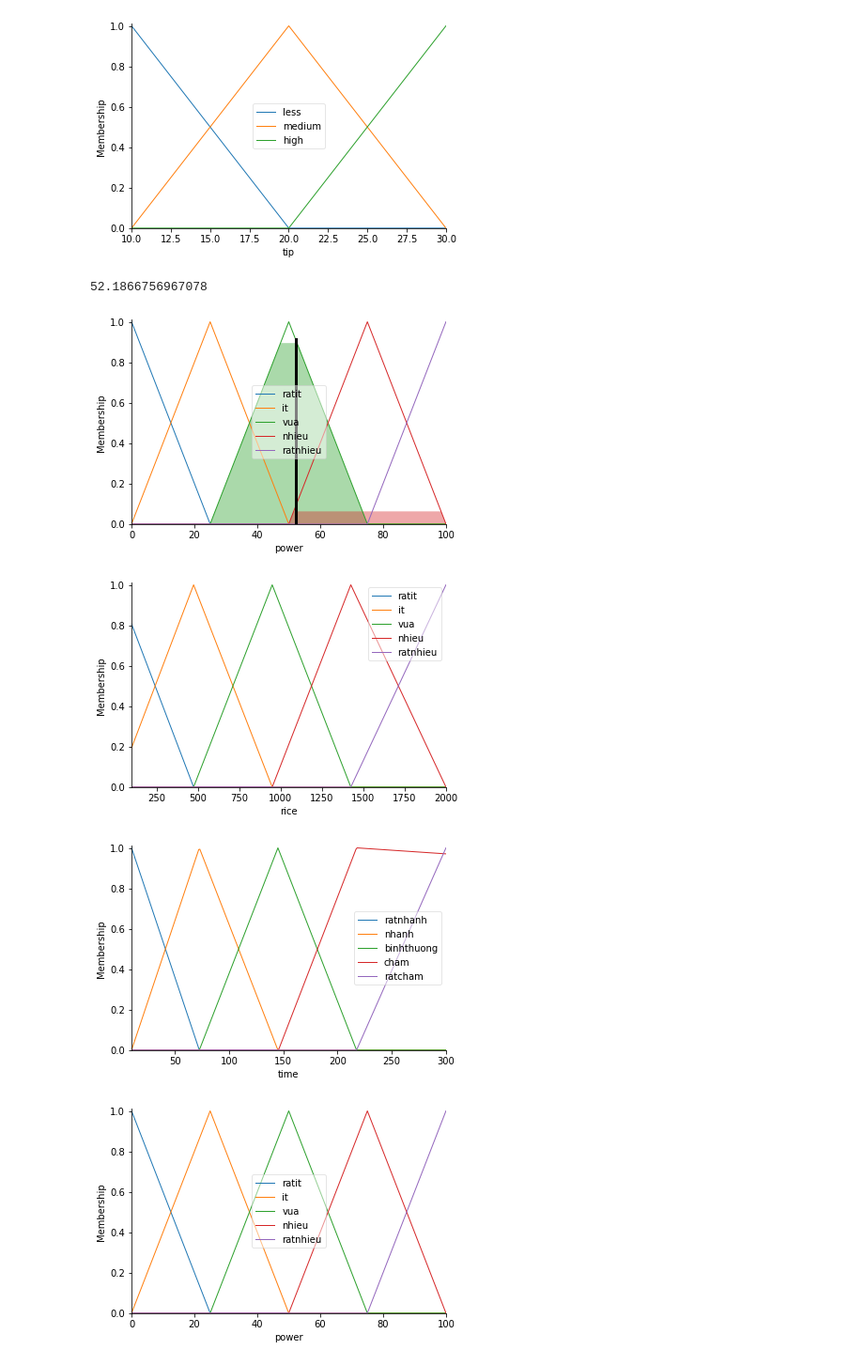
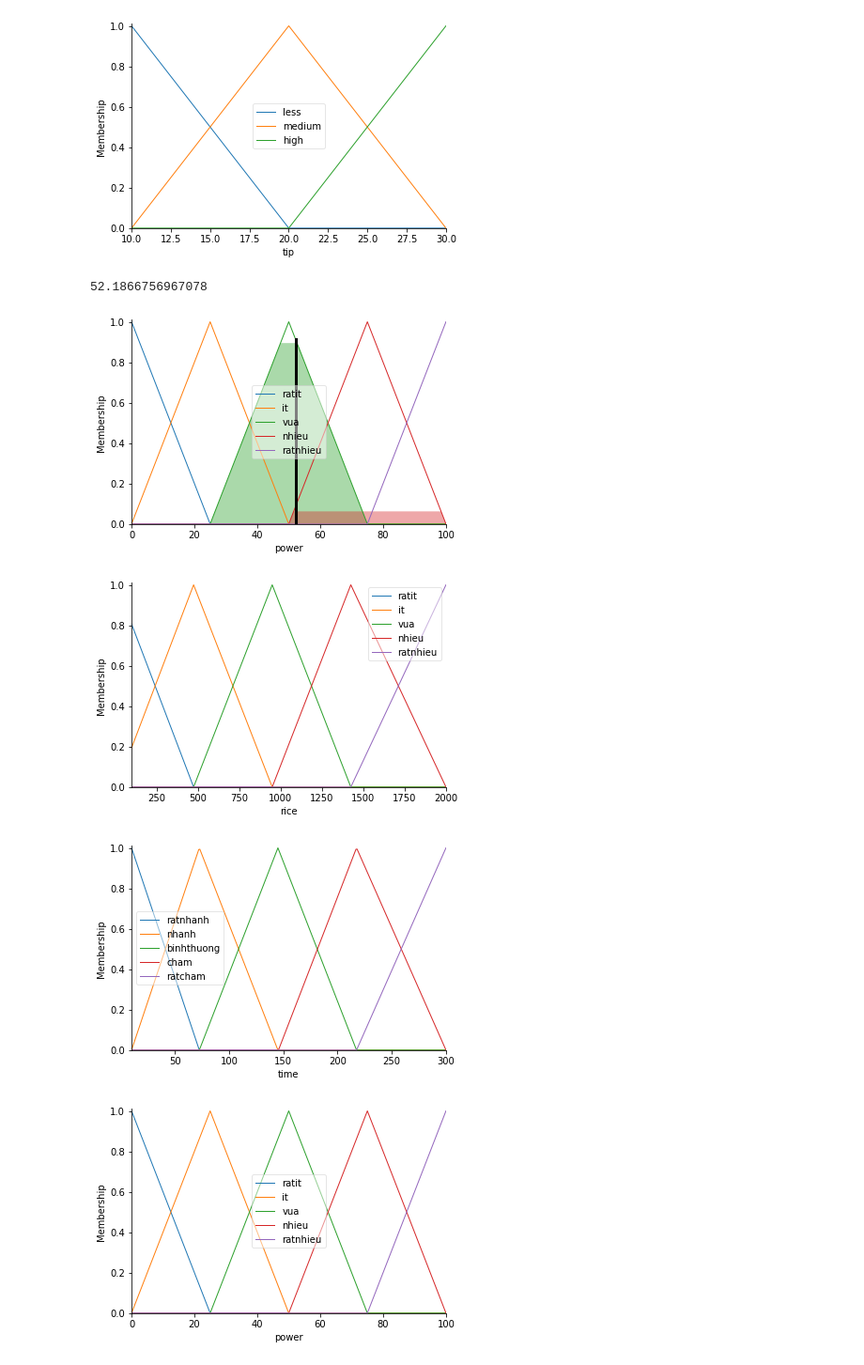
Before and after one commit to viettran02/AI_project, a Jupyter notebook: AI_week_4.ipynb, the cells around one changed output. Shown: that part at 94% size. Cells and saved outputs as stored; diff of their text form; code cells hidden in the pictures.

```diff
--- a/AI_week_4.ipynb
+++ b/AI_week_4.ipynb
@@ -95,7 +95,7 @@ power = ctrl.Consequent(np.arange(0,101,1),'power')
 time['ratnhanh'] = fuzz.trimf(time.universe,[10,10,72.5])
 time['nhanh']= fuzz.trimf(time.universe,[10,72.5,145])
 time['binhthuong'] = fuzz.trimf(time.universe,[72.5,145,217.5])
-time['cham'] = fuzz.trimf(time.universe,[145.5,217.5,3000])
+time['cham'] = fuzz.trimf(time.universe,[145.5,217.5,300])
 time['ratcham'] = fuzz.trimf(time.universe,[217.5,300,300])
 
 rice['ratit'] = fuzz.trimf(rice.universe,[10,10,475])
@@ -123,32 +123,32 @@ rule10=ctrl.Rule(time['cham']&rice['ratnhieu'],power['nhieu'])
 rule11=ctrl.Rule(time['binhthuong']&rice['ratit'],power['vua'])
 rule12=ctrl.Rule(time['binhthuong']&rice['it'],power['it'])
 rule13=ctrl.Rule(time['binhthuong']&rice['vua'],power['vua'])
 rule14=ctrl.Rule(time['binhthuong']&rice['nhieu'],power['nhieu'])
 rule15=ctrl.Rule(time['binhthuong']&rice['ratnhieu'],power['nhieu'])
 rule16=ctrl.Rule(time['nhanh']&rice['ratit'],power['it'])
 rule17=ctrl.Rule(time['nhanh']&rice['it'],power['vua'])
 rule18=ctrl.Rule(time['nhanh']&rice['vua'],power['nhieu'])
 rule19=ctrl.Rule(time['nhanh']&rice['nhieu'],power['ratnhieu'])
 rule20=ctrl.Rule(time['nhanh']&rice['ratnhieu'],power['ratnhieu'])
 rule21=ctrl.Rule(time['ratnhanh']&rice['ratit'],power['it'])
 rule22=ctrl.Rule(time['ratnhanh']&rice['it'],power['vua'])
 rule23=ctrl.Rule(time['ratnhanh']&rice['vua'],power['nhieu'])
 rule24=ctrl.Rule(time['ratnhanh']&rice['nhieu'],power['ratnhieu'])
 rule25=ctrl.Rule(time['ratnhanh']&rice['ratnhieu'],power['ratnhieu'])
 
 powervalue_ctrl = ctrl.ControlSystem([rule1,rule2,rule3,rule4,rule5,rule6,rule7,rule8,rule9,rule10,rule11,rule12,rule13,rule15,rule15,rule16,rule17,rule18,rule19,rule20,rule21,rule22,rule23,rule24,rule25])
 powervalue = ctrl.ControlSystemSimulation(powervalue_ctrl)
 powervalue.input['time'] = 150
 powervalue.input['rice'] = 1000
 powervalue.compute()
 print(powervalue.output['power'])
 power.view(sim = powervalue)
 rice.view()
 time.view()
 power.view()
 # %% [output]
 52.1866756967078
 [figure]
 [figure]
-[figure, old version]
+[figure, new version]
 [figure]
```
